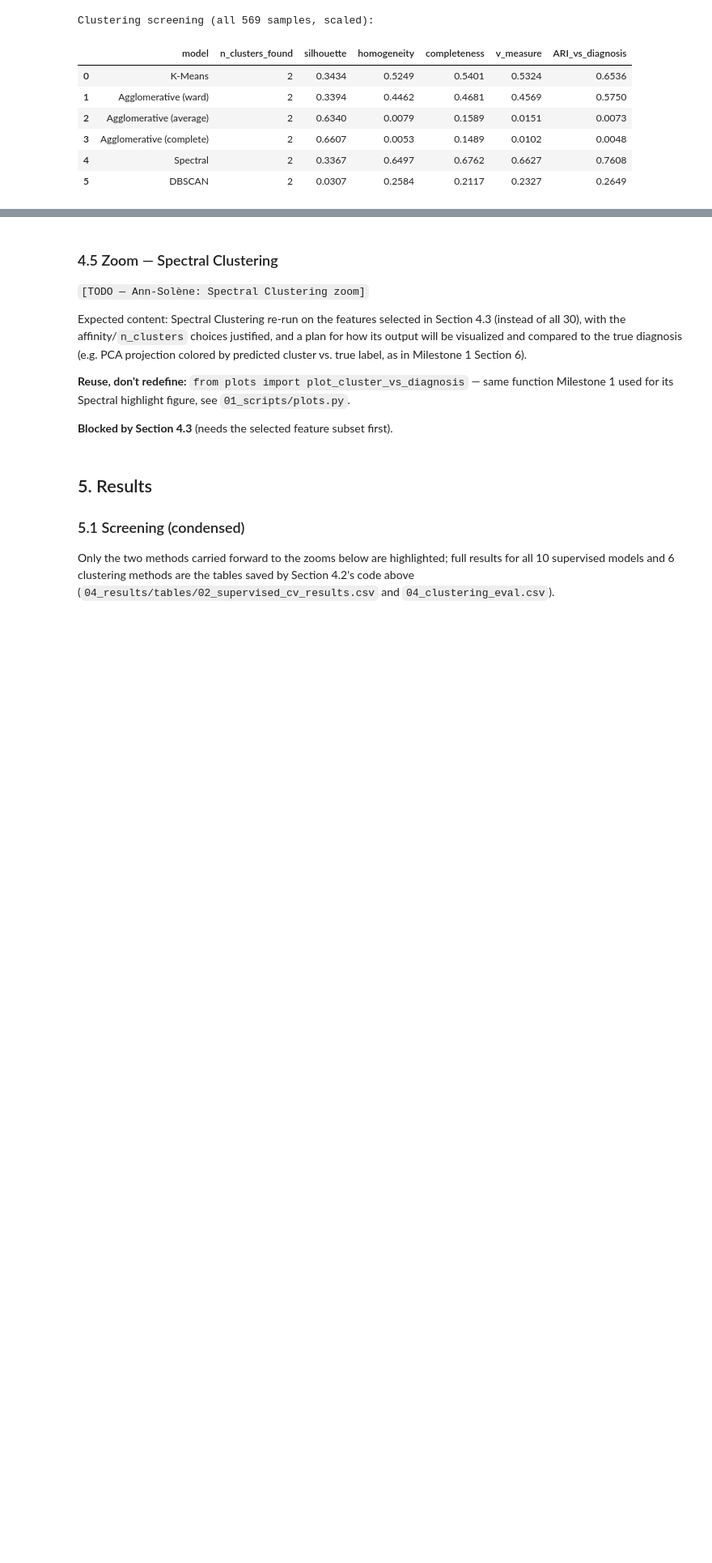
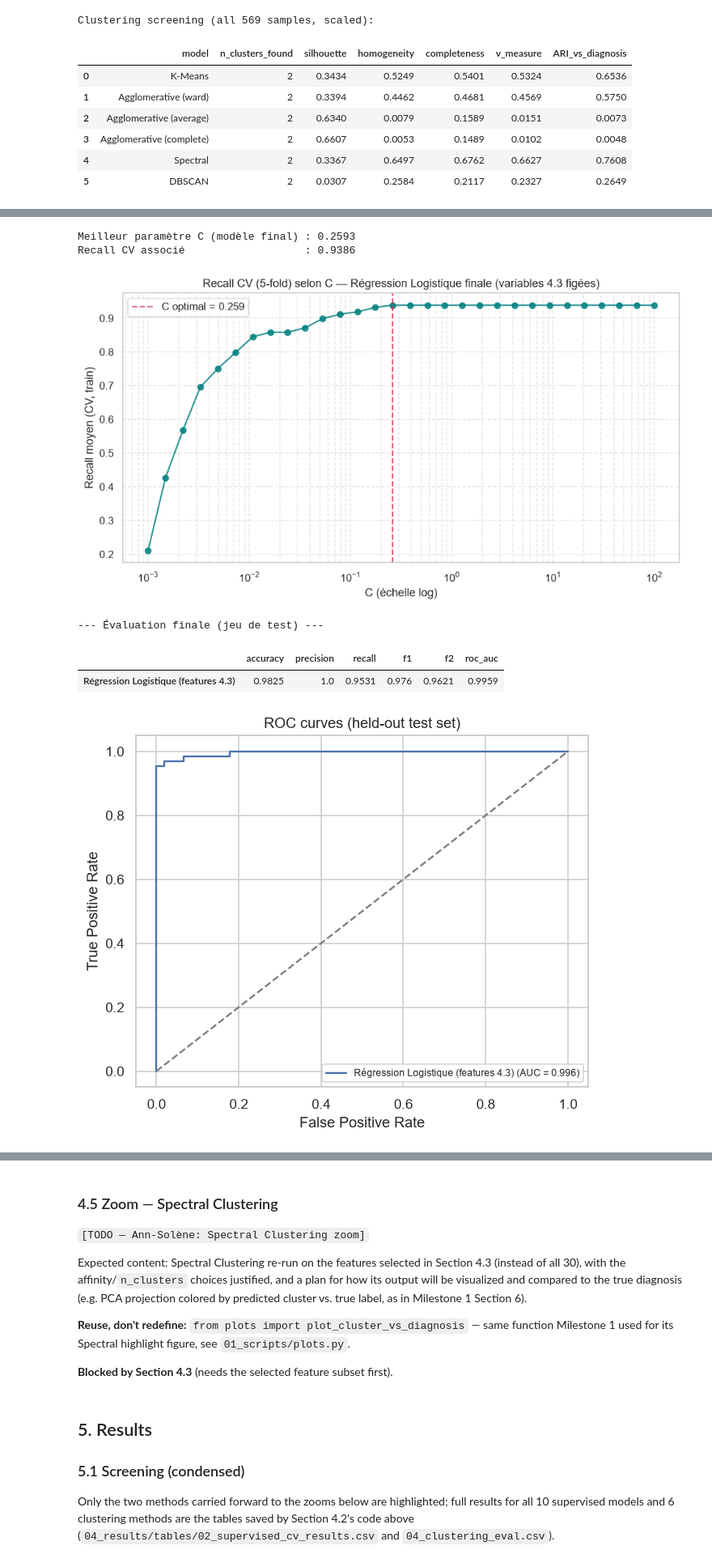
Before and after one commit to ostacore/Projets-UM5BM753-, a Jupyter notebook: 03_notebooks/00_Final_Report_.ipynb, the cells around one changed output, grey strips where cells are left out. Shown at 81% size. Cells and saved outputs as stored; diff of their text form; code cells hidden in the pictures; blank space fills up the shorter version.

Commit message:
LogReg + SVM + Feature Selection exploration

```diff
--- a/03_notebooks/00_Final_Report_.ipynb
+++ b/03_notebooks/00_Final_Report_.ipynb
@@ -319,0 +495,79 @@ model too) — see `01_scripts/evaluation.py` and `01_scripts/plots.py`.
+# %%
+from sklearn.model_selection import GridSearchCV
+from evaluation import evaluate_classifier
+from plots import plot_roc_curves, plot_confusion_matrices
+
+MODEL_NAME = "Régression Logistique (features 4.3)"
+
+# ------------------------------------------------------------------
+# 1) Recherche d'hyperparamètre (C) par validation croisée
+# ------------------------------------------------------------------
+param_grid = {"C": np.logspace(-3, 2, 30)}
+
+grid_logreg = GridSearchCV(
+    LogisticRegression(random_state=RANDOM_STATE, max_iter=5000),
+    param_grid,
+    cv=5,
+    scoring='recall',
+    n_jobs=-1
+)
+grid_logreg.fit(X_train_sel, y_train)
+
+print(f"Meilleur paramètre C (modèle final) : {grid_logreg.best_params_['C']:.4f}")
+print(f"Recall CV associé                   : {grid_logreg.best_score_:.4f}\n")
+
+results_cv = pd.DataFrame(grid_logreg.cv_results_)
+plt.figure(figsize=(9, 5))
+plt.plot(results_cv["param_C"].astype(float), results_cv["mean_test_score"],
+          marker='o', color='teal', alpha=0.85)
+plt.axvline(grid_logreg.best_params_['C'], linestyle='--', color='crimson', alpha=0.7,
+            label=f"C optimal = {grid_logreg.best_params_['C']:.3f}")
+plt.xscale('log')
+plt.title("Recall CV (5-fold) selon C — Régression Logistique finale (variables 4.3 figées)")
+plt.xlabel("C (échelle log)")
+plt.ylabel("Recall moyen (CV, train)")
+plt.legend()
+plt.grid(True, which='both', linestyle='--', alpha=0.5)
+plt.tight_layout()
+plt.savefig(os.path.join(FIGURES_DIR, "final_07_logreg_c_tuning.png"))
+plt.show()
+
+# ------------------------------------------------------------------
+# 2) Modèle final et évaluation sur le jeu de test tenu à l'écart
+# ------------------------------------------------------------------
+best_logreg = grid_logreg.best_estimator_
+models_dict = {MODEL_NAME: best_logreg}
+
+# Appel de evaluate_classifier avec le modèle unique
+metrics_logreg = evaluate_classifier(best_logreg, X_train_sel, y_train, X_test_sel, y_test)
+
+df_results_logreg = pd.DataFrame([metrics_logreg], index=[MODEL_NAME])
+df_results_logreg.to_csv(os.path.join(TABLES_DIR, "05_logreg_final_metrics.csv"))
+
+print("--- Évaluation finale (jeu de test) ---")
+display(df_results_logreg.round(4))
+
+plot_roc_curves(
+    classifiers=models_dict,
+    X_tr=X_train_sel,
+    y_tr=y_train,
+    X_te=X_test_sel,
+    y_te=y_test,
+    out_path=os.path.join(FIGURES_DIR, "final_09_logreg_roc_curve.png")
+)
+plot_confusion_matrices(
+    classifiers=models_dict,
+    X_tr=X_train_sel,
+    y_tr=y_train,
+    X_te=X_test_sel,
+    y_te=y_test,
+    out_path=os.path.join(FIGURES_DIR, "final_08_logreg_confusion_matrix.png")
+)
+# %% [output]
+Meilleur paramètre C (modèle final) : 0.2593
+Recall CV associé                   : 0.9386
+[figure, added]
+--- Évaluation finale (jeu de test) ---
+|  | accuracy | precision | recall | f1 | f2 | roc_auc |
+| Régression Logistique (features 4.3) | 0.9825 | 1.0 | 0.9531 | 0.976 | 0.9621 | 0.9959 |
+[figure, added]
```
Also changed, not shown: parts of 6 cells of this notebook, 13 other files.
